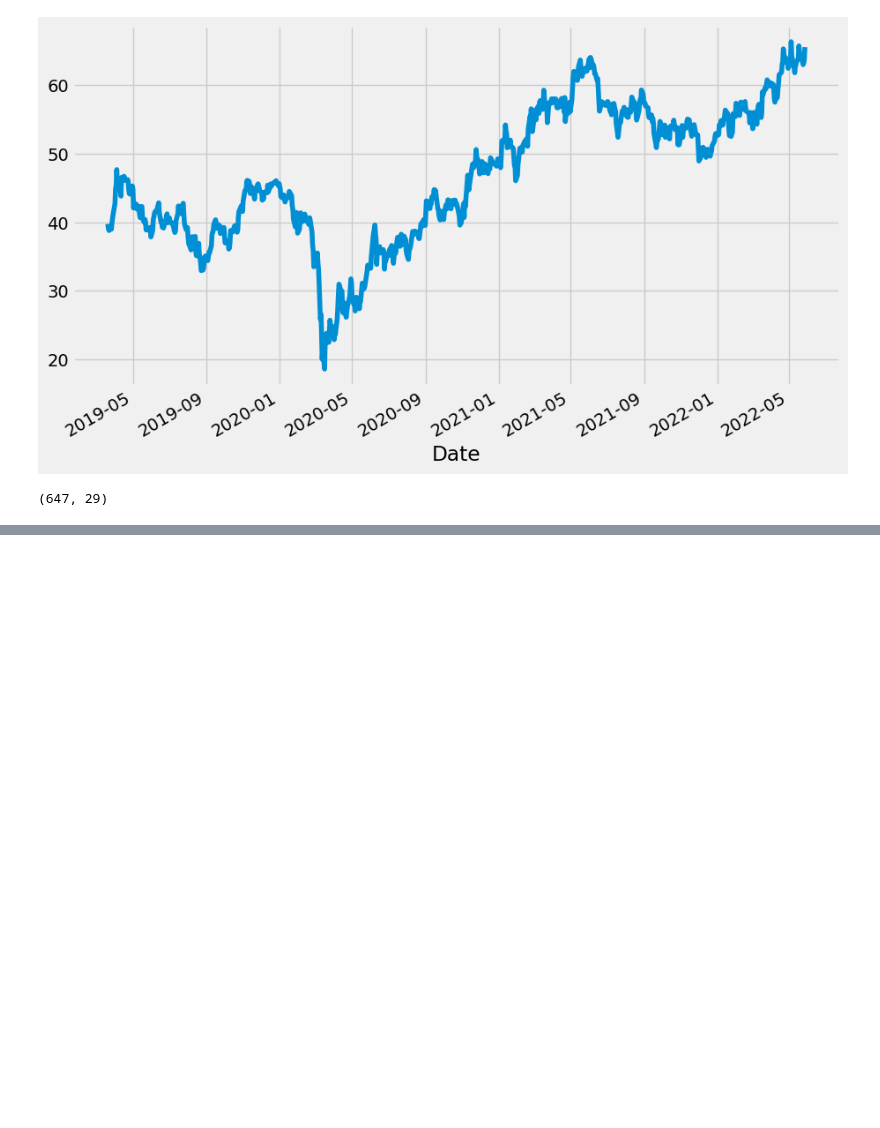
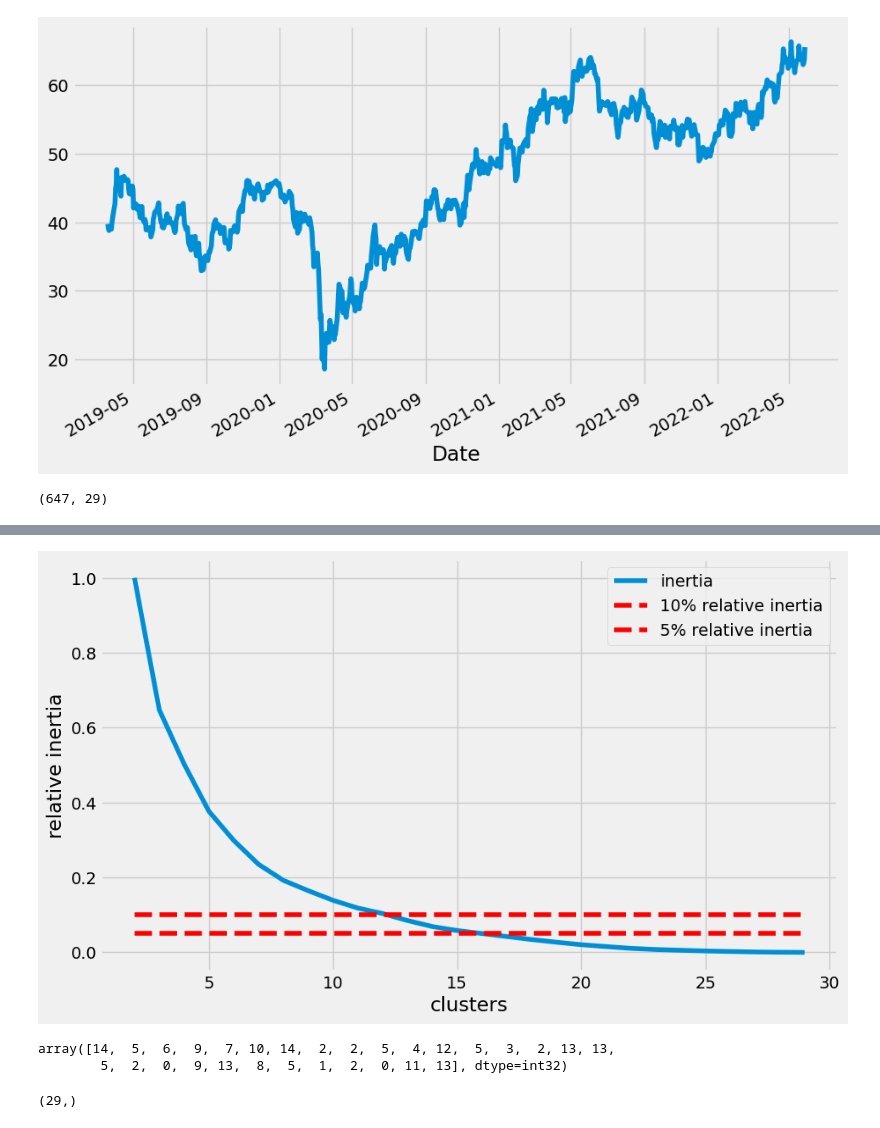
Before and after one commit to robonesky/oreilly, a Jupyter notebook: RM Lab Notes 12 202301 cohort.ipynb, the cells around one changed output, grey strips where cells are left out. Drawn from its saved outputs; the diff is of its cells as text; code cells hidden in the pictures; blank space fills up the shorter version.

```diff
--- a/RM Lab Notes 12 202301 cohort.ipynb
+++ b/RM Lab Notes 12 202301 cohort.ipynb
@@ -222,0 +317,42 @@ np.isnan(stock_ret.any()).sum() # what's the diference between isnull().sum()?
+# %%
+# How do we choose K?  We have 29 stocks - so it'd be crazy to have K = 29
+# as everythign would be a unique point
+
+# why are we calling this "intertia?"
+
+n_clusters = range(2, 30)
+inertia = []
+
+for n in n_clusters:
+    kmeans = KMeans(n_clusters=n)
+    kmeans.fit(weekly_atr)
+    inertia.append(kmeans.inertia_)
+
+plt.plot(n_clusters, np.divide(inertia,inertia[0]))
+plt.hlines(0.1, n_clusters[0], n_clusters[-1], 'r', linestyles='dashed')
+plt.hlines(0.05, n_clusters[0], n_clusters[-1], 'r', linestyles='dashed')
+plt.xlabel('clusters')
+plt.ylabel('relative inertia')
+plt.legend(['inertia', '10% relative inertia', '5% relative inertia']);
+# %% [output]
+[figure, added]
+# %%
+# So we're landing on K=15 for a good number of clusters
+
+model = Pipeline([
+    ('normalisation', MinMaxScaler()),
+    ('cluster', KMeans(n_clusters = 15))
+])
+
+model.fit(weekly_atr)
+
+labels = model.predict(weekly_atr)
+
+labels
+# %% [output]
+array([14,  5,  6,  9,  7, 10, 14,  2,  2,  5,  4, 12,  5,  3,  2, 13, 13,
+        5,  2,  0,  9, 13,  8,  5,  1,  2,  0, 11, 13], dtype=int32)
+# %%
+labels.shape
+# %% [output]
+(29,)
```
Also changed, not shown: parts of 14 cells of this notebook.
